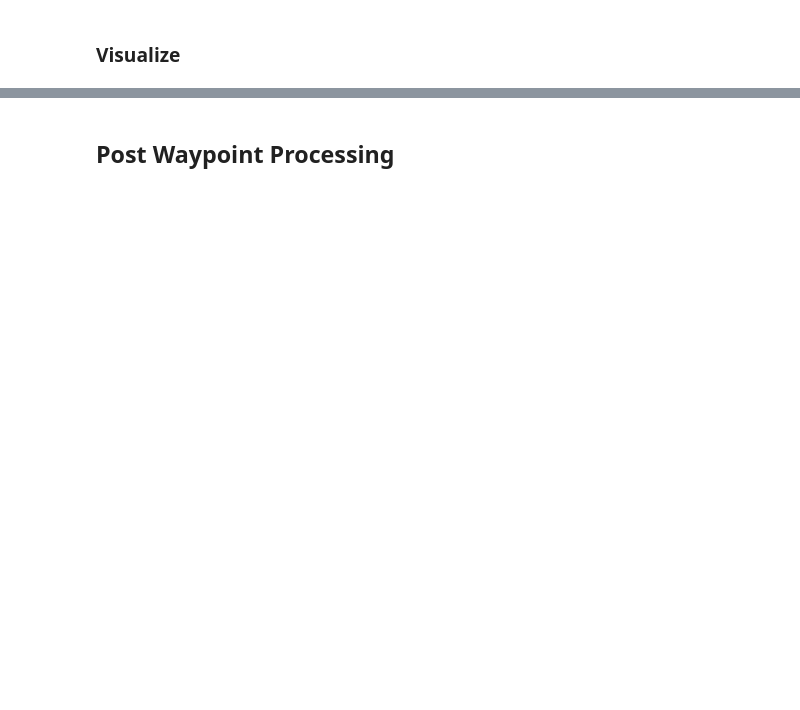
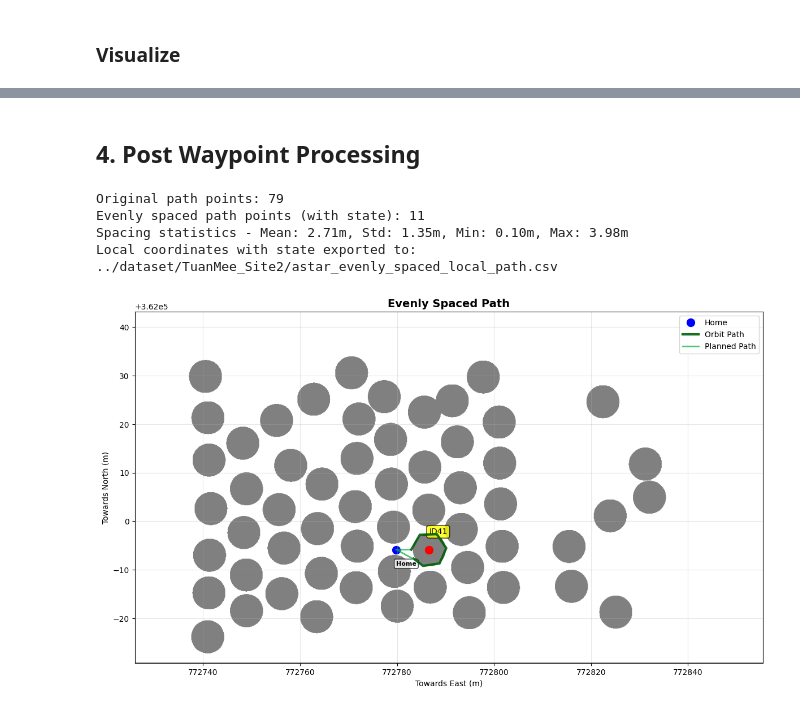
Before and after one commit to limshoonkit/PalmOilDetectree2, a Jupyter notebook: notebook/6-SolveVRP.ipynb, the cells around one changed output, grey strips where cells are left out. Saved outputs shown, nothing was run; the diff lists cells and outputs as text; code cells hidden in the pictures; blank space fills up the shorter version.

```diff
--- a/notebook/6-SolveVRP.ipynb
+++ b/notebook/6-SolveVRP.ipynb
@@ -1275,10 +1300,11 @@ overlay_img_path = site_path + "overlay_rgb.png"
 # home = (1.954826, 103.214203) # sample 1
 # home = (1.426639, 103.644381) # sample 2
 # home = (1.523838, 103.842520) # sample 3
-home = (1.955057, 103.214439) # TuanMee_Site2
+home = (3.272022, 101.454636) # TuanMee_Site2
 
 # List of crown IDs to visit
-visit_ids = [1, 2, 4, 5]  # Crown IDs only (starting at 1), home/depot is handled separately
+visit_ids = [41]
+# visit_ids = [13, 14, 40]
 # %%
 # Visualization
 import asyncio
@@ -1467,5 +1503,5 @@ print(f"Local offset in meters: ({local_offset_x_in_m:.6f}, {local_offset_y_in_m
 # %% [markdown]
-## Post Waypoint Processing
+## 4. Post Waypoint Processing
 # %%
 even_local_path_csv = site_path + "astar_evenly_spaced_local_path.csv"
 overlap_tolerance = 0.1  # meters
@@ -1484,6 +1520,32 @@ def interpolate_point(p1: Tuple[float, float], p2: Tuple[float, float], ratio: f
     x = p1[0] + ratio * (p2[0] - p1[0])
     y = p1[1] + ratio * (p2[1] - p1[1])
     return (x, y)
+
+def merge_close_points(path: List[Tuple[float, float, str]],
+                      min_distance: float = 0.3) -> List[Tuple[float, float, str]]:
+    """
+    Merge consecutive points that are closer than min_distance to their midpoint.
+    Preserves the state of the first point in each merged group.
+    """
+    if len(path) <= 1:
+        return path
+
+    merged = [path[0]]
+    i = 1
+    while i < len(path):
+        prev = merged[-1]
+        curr = path[i]
+        dist = math.sqrt((curr[0] - prev[0])**2 + (curr[1] - prev[1])**2)
+        if dist < min_distance:
+            # Replace previous point with midpoint, keep the first point's state
+            mid_x = (prev[0] + curr[0]) / 2.0
+            mid_y = (prev[1] + curr[1]) / 2.0
+            merged[-1] = (mid_x, mid_y, prev[2])
+        else:
+            merged.append(curr)
+        i += 1
+
+    return merged
 
 def identify_orbit_segments(global_path: List[Tuple[float, float]],
                           world_coords: Dict[int, Tuple[float, float]],
@@ -1717,30 +1779,40 @@ def export_evenly_spaced_path(global_path: List[Tuple[float, float]],
 
     # Export local coordinates with state
     gx0, gy0, _ = evenly_spaced_path_with_states[0] # Unpack, state of first point not used for origin
 
     # Create list of (local_x, local_y, state)
     local_path_with_states = [(x - gx0, y - gy0, state) for x, y, state in evenly_spaced_path_with_states]
     local_path_with_states.pop(0) # remove home
+    # Merge consecutive points closer than 0.3m (common at normal-to-orbit transitions)
+    local_path_with_states = merge_close_points(local_path_with_states, min_distance=0.3)
+    # Add end entry at origin (return home)
+    local_path_with_states.append((0.0, 0.0, "Normal"))
     with open(even_local_path_csv, 'w', newline='') as f:
         writer = csv.writer(f)
         writer.writerow(['x_local', 'y_local', 'state']) # CSV Header
         writer.writerows(local_path_with_states) # Write data rows
 
     print(f"Local coordinates with state exported to: {even_local_path_csv}")
 
     return evenly_spaced_path_with_states
 
 # Distribute waypoint path evenly
 evenly_spaced_path = export_evenly_spaced_path(
     global_path=global_path,
     world_coords=world_coords,
     even_local_path_csv=even_local_path_csv,
     orbit_target_spacing=astar_planner.orbit_radius,
     target_spacing=5.0,
     orbit_radius=astar_planner.orbit_radius
 )
 
 if evenly_spaced_path:
     plot_path_on_map(georef_map, world_coords, visit_ids,
                     path=evenly_spaced_path,
                     title="Evenly Spaced Path")
+# %% [output]
+Original path points: 79
+Evenly spaced path points (with state): 11
+Spacing statistics - Mean: 2.71m, Std: 1.35m, Min: 0.10m, Max: 3.98m
+Local coordinates with state exported to: ../dataset/TuanMee_Site2/astar_evenly_spaced_local_path.csv
+[figure, added]
```
Also changed, not shown: parts of 9 cells of this notebook.
